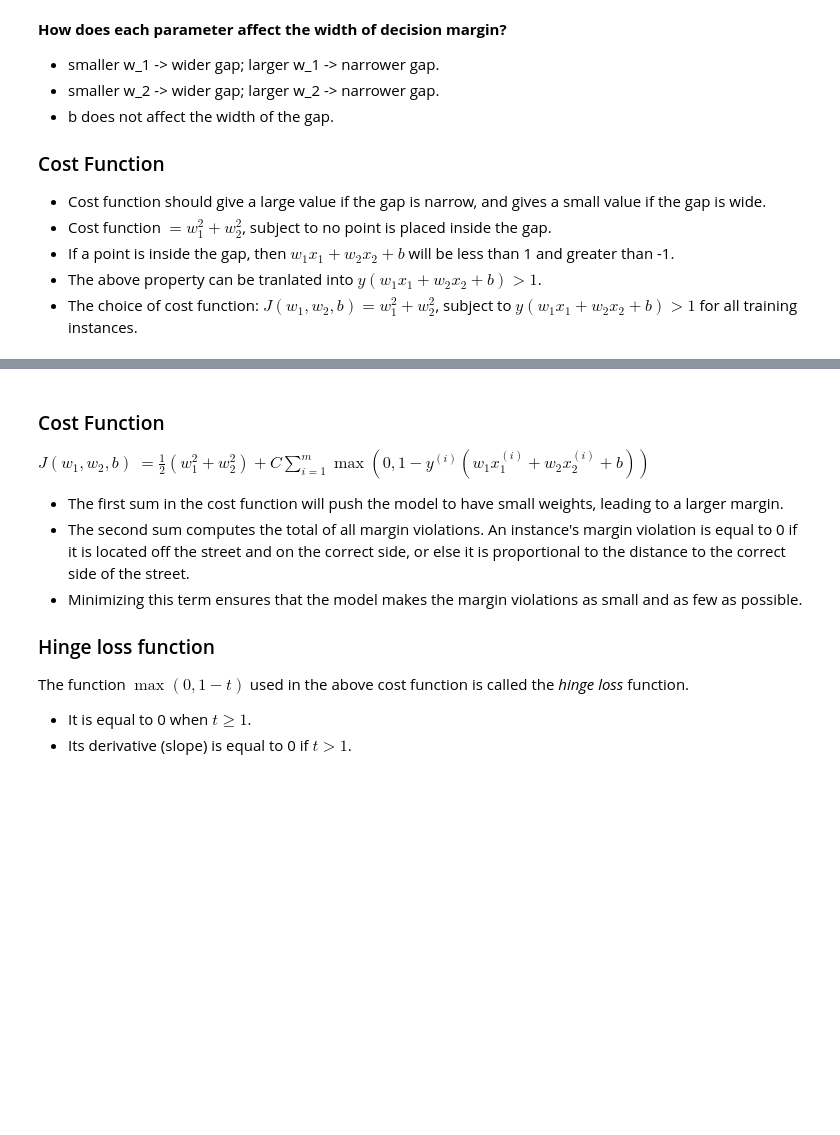
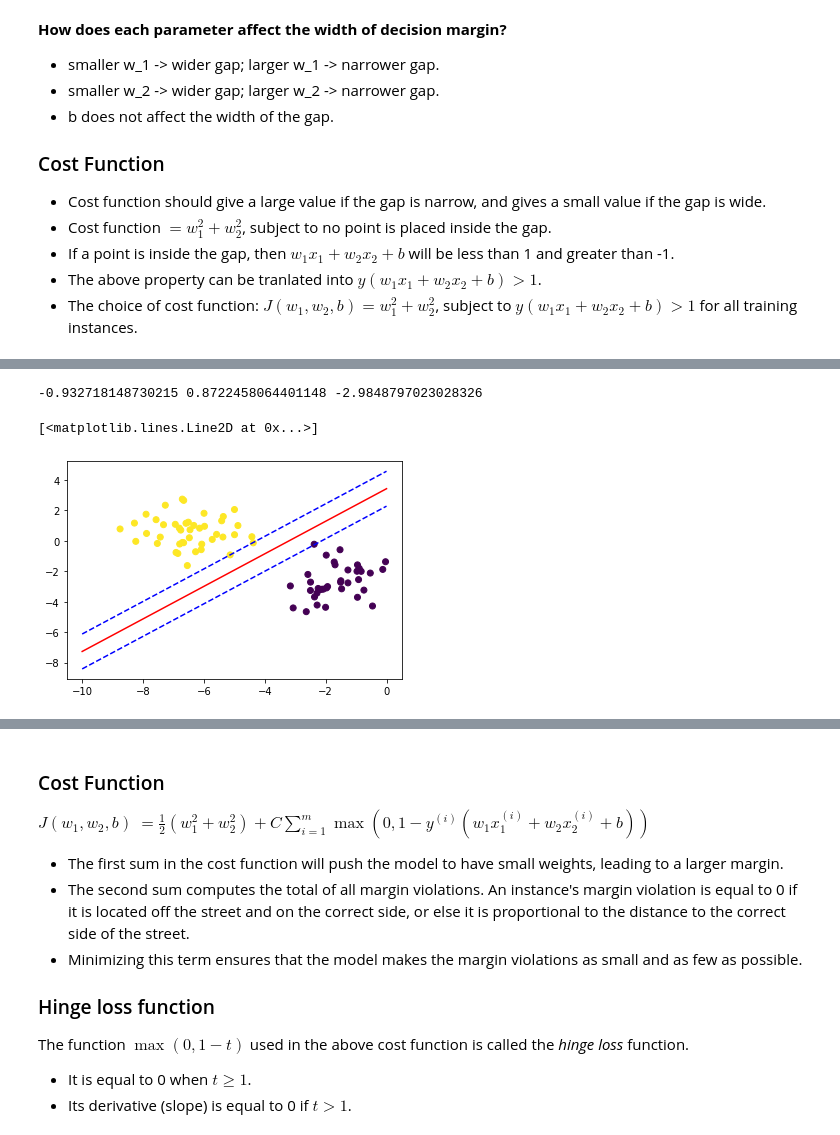
Before and after one commit to ch00226855/CMP414765Spring2022, a Jupyter notebook: Week13_SupportVectorMachine.ipynb, the cells around one changed output, grey strips where cells are left out. Saved outputs shown, nothing was run; the diff lists cells and outputs as text; code cells hidden in the pictures; blank space fills up the shorter version.

```diff
--- a/Week13_SupportVectorMachine.ipynb
+++ b/Week13_SupportVectorMachine.ipynb
@@ -232,3 +300,24 @@ plt.legend()
+# %%
+# Visualize the decision boundary
+w1, w2 = model1.coef_[0]
+b = model1.intercept_[0]
+print(w1, w2, b)
+
+x1_coordinates = np.array([-10, 0])
+x2_coordinates = 1 / w2 * (-w1 * x1_coordinates - b)
+
+plt.scatter(data_train['x1'], data_train['x2'], c=data_train['y'])
+plt.plot(x1_coordinates, x2_coordinates, 'r-')
+
+x2_coordinates_upper_margin = 1 / w2 * (-w1 * x1_coordinates - b + 1)
+plt.plot(x1_coordinates, x2_coordinates_upper_margin, 'b--')
+
+x2_coordinates_lower_margin = 1 / w2 * (-w1 * x1_coordinates - b - 1)
+plt.plot(x1_coordinates, x2_coordinates_lower_margin, 'b--')
+# %% [output]
+-0.932718148730215 0.8722458064401148 -2.9848797023028326
+[<matplotlib.lines.Line2D at 0x...>]
+[figure, added]
 # %% [markdown]
 ## Drawbacks of Hard Margin SVM
 If we strictly impose that all instances be off the street and on the correct side, the model can only be applied to models that are linearly separable. Moreover, it will be very sensitive to outliers. The above figure illustrates how badly one outlier may affect the model.
```
Also changed, not shown: parts of 10 cells of this notebook.
